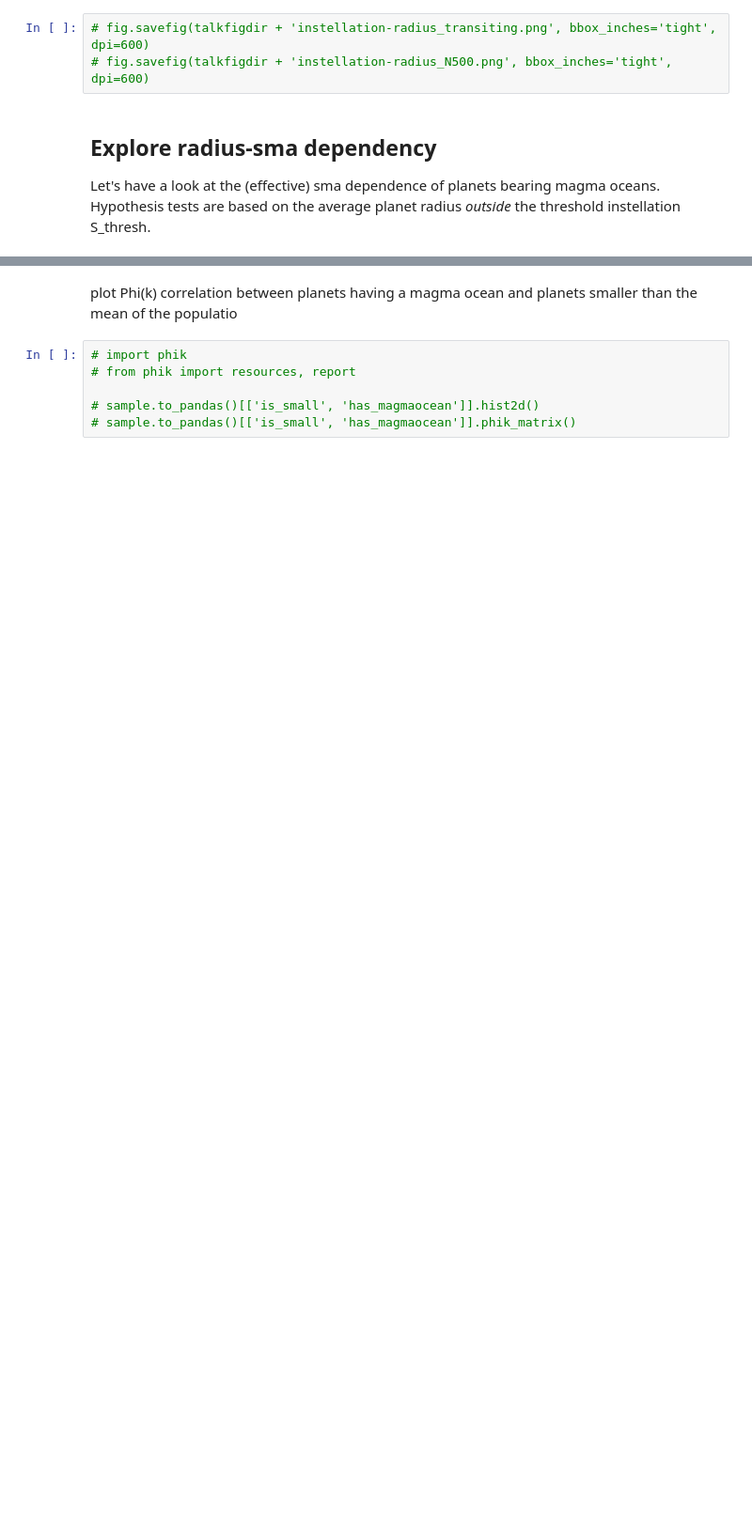
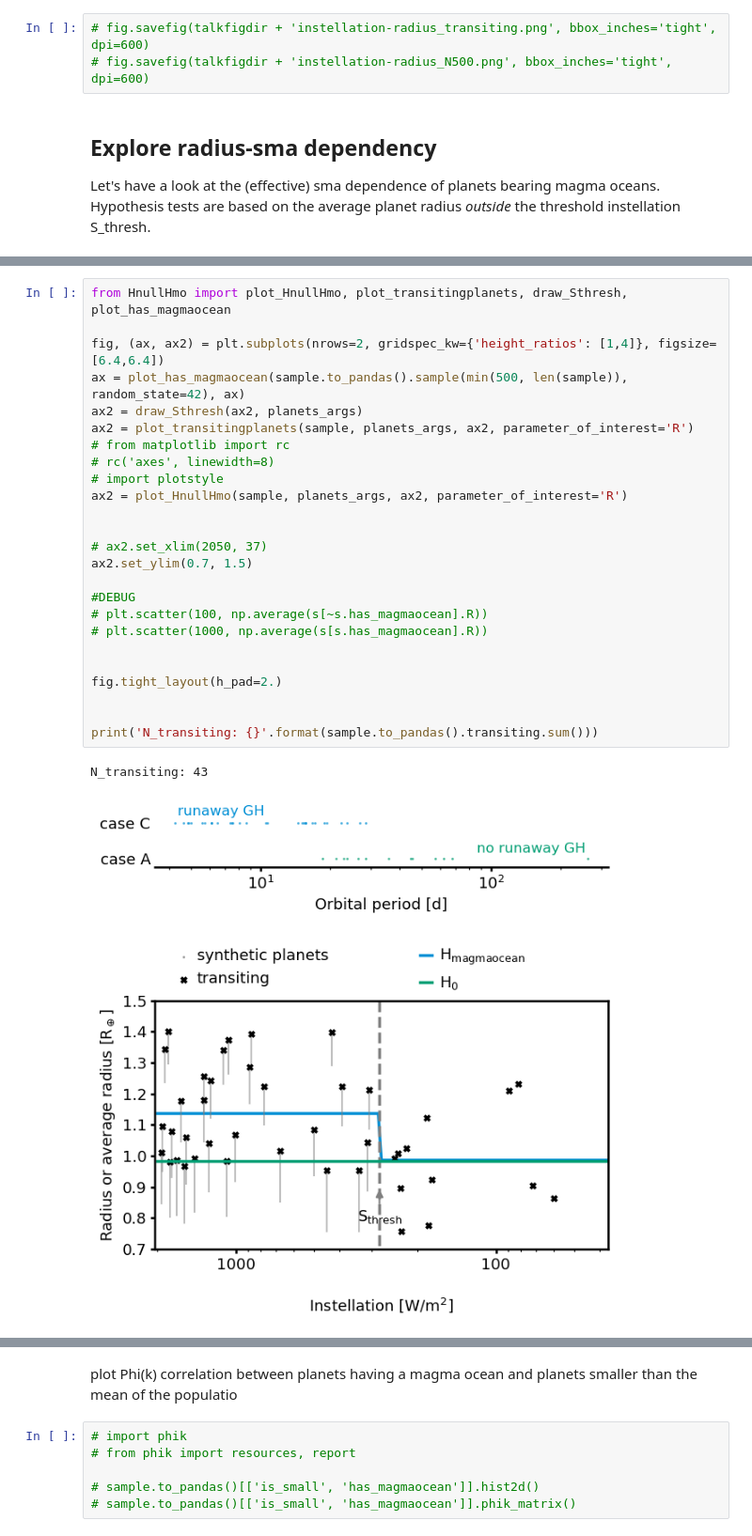
Before and after one commit to matiscke/hz-inner-edge-discontinuity, a Jupyter notebook: src/scripts/magmaocean.ipynb, the cells around one changed output, grey strips where cells are left out. Shown at 94% size. Cells and saved outputs as stored; diff of their text form; blank space fills up the shorter version.

```diff
--- a/src/scripts/magmaocean.ipynb
+++ b/src/scripts/magmaocean.ipynb
@@ -493 +446,29 @@ plt.legend(fontsize=12, loc='lower left', ncol=3, bbox_to_anchor=(0.0, 1.),
+# %%
+from HnullHmo import plot_HnullHmo, plot_transitingplanets, draw_Sthresh, plot_has_magmaocean
+
+fig, (ax, ax2) = plt.subplots(nrows=2, gridspec_kw={'height_ratios': [1,4]}, figsize=[6.4,6.4])
+ax = plot_has_magmaocean(sample.to_pandas().sample(min(500, len(sample)), random_state=42), ax)
+ax2 = draw_Sthresh(ax2, planets_args)
+ax2 = plot_transitingplanets(sample, planets_args, ax2, parameter_of_interest='R')
+# from matplotlib import rc
+# rc('axes', linewidth=8)
+# import plotstyle
+ax2 = plot_HnullHmo(sample, planets_args, ax2, parameter_of_interest='R')
+
+
+# ax2.set_xlim(2050, 37)
+ax2.set_ylim(0.7, 1.5)
+
+#DEBUG
+# plt.scatter(100, np.average(s[~s.has_magmaocean].R))
+# plt.scatter(1000, np.average(s[s.has_magmaocean].R))
+
+
+fig.tight_layout(h_pad=2.)
+
+
+print('N_transiting: {}'.format(sample.to_pandas().transiting.sum()))
+# %% [output]
+N_transiting: 43
+[figure, added]
 # %%
```
Also changed, not shown: parts of 37 cells of this notebook, 3 other files.
